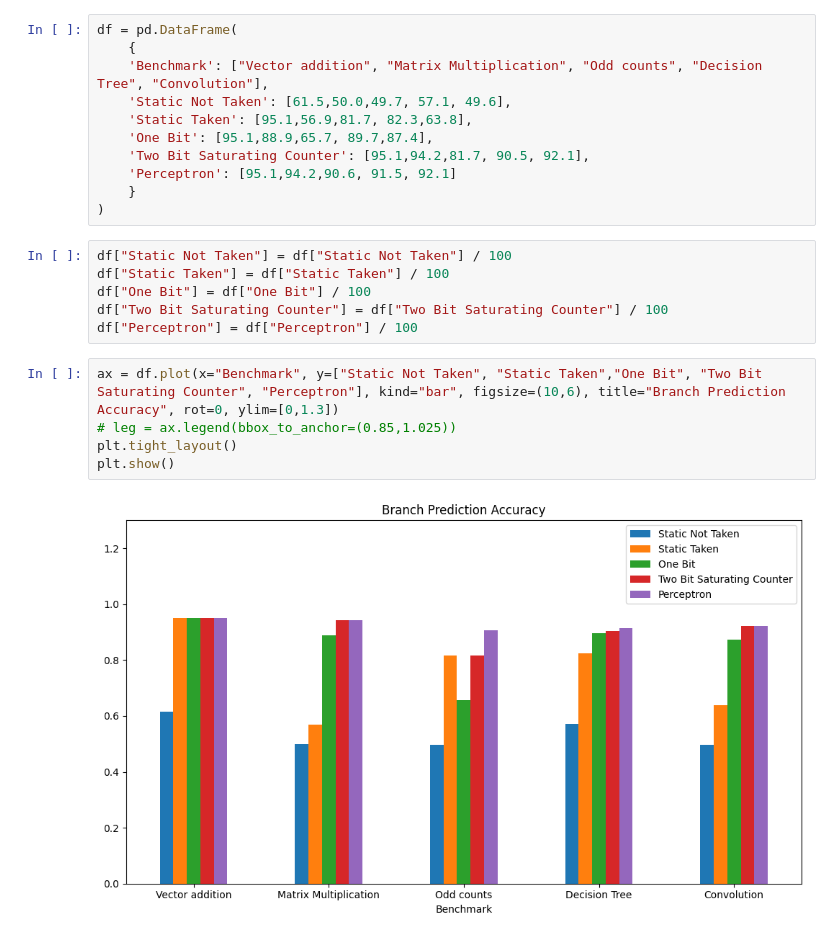
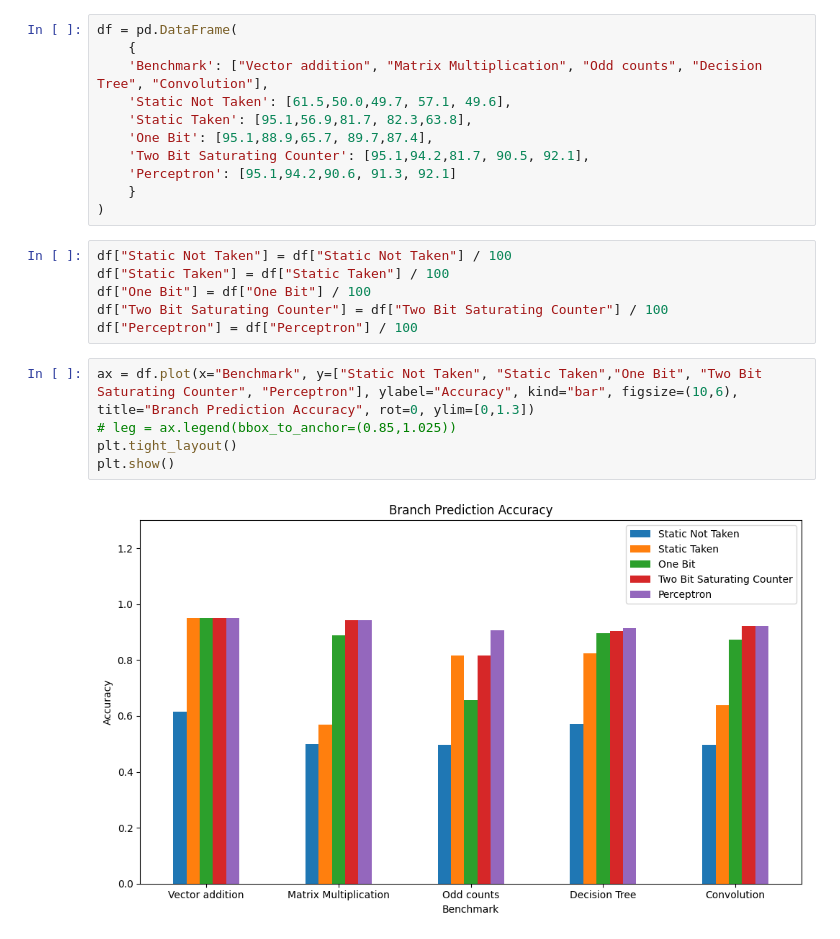
Before and after one commit to clarence-lee-sheng/superscalar-simulator, a Jupyter notebook: presentation/generate_graphs.ipynb, the cells around one changed output. Drawn from its saved outputs; the diff is of its cells as text.

```diff
--- a/presentation/generate_graphs.ipynb
+++ b/presentation/generate_graphs.ipynb
@@ -10,7 +10,7 @@ df = pd.DataFrame(
     'Static Taken': [95.1,56.9,81.7, 82.3,63.8],
     'One Bit': [95.1,88.9,65.7, 89.7,87.4],
     'Two Bit Saturating Counter': [95.1,94.2,81.7, 90.5, 92.1],
-    'Perceptron': [95.1,94.2,90.6, 91.5, 92.1]
+    'Perceptron': [95.1,94.2,90.6, 91.3, 92.1]
     }
 )
 # %%
@@ -20,9 +20,9 @@ df["One Bit"] = df["One Bit"] / 100
 df["Two Bit Saturating Counter"] = df["Two Bit Saturating Counter"] / 100
 df["Perceptron"] = df["Perceptron"] / 100
 # %%
-ax = df.plot(x="Benchmark", y=["Static Not Taken", "Static Taken","One Bit", "Two Bit Saturating Counter", "Perceptron"], kind="bar", figsize=(10,6), title="Branch Prediction Accuracy", rot=0, ylim=[0,1.3])
+ax = df.plot(x="Benchmark", y=["Static Not Taken", "Static Taken","One Bit", "Two Bit Saturating Counter", "Perceptron"], ylabel="Accuracy", kind="bar", figsize=(10,6), title="Branch Prediction Accuracy", rot=0, ylim=[0,1.3])
 # leg = ax.legend(bbox_to_anchor=(0.85,1.025))
 plt.tight_layout()
 plt.show()
 # %% [output]
-[figure, old version]
+[figure, new version]
```
Also changed, not shown: parts of 5 cells of this notebook.
